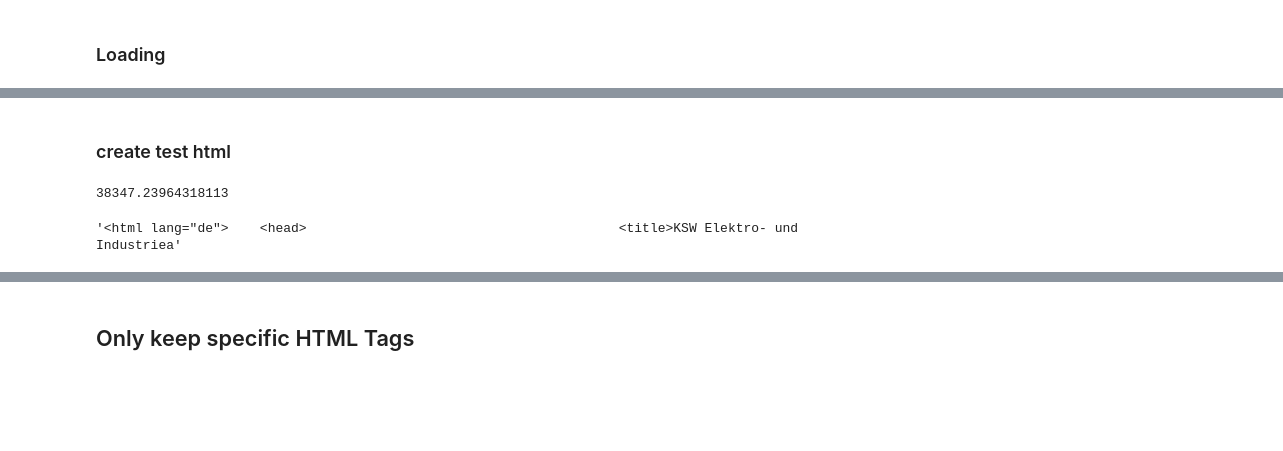
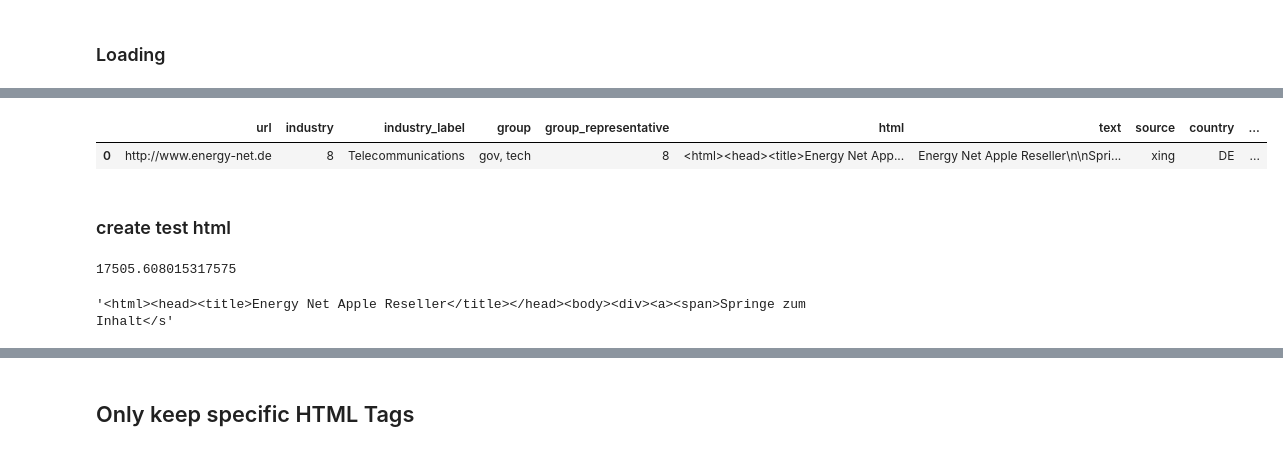
Before and after one commit to realjanpaulus/industryhtml, a Jupyter notebook: notebooks/test.ipynb, the cells around one changed output, grey strips where cells are left out. Drawn from its saved outputs; the diff is of its cells as text; code cells hidden in the pictures; blank space fills up the shorter version.

```diff
--- a/notebooks/test.ipynb
+++ b/notebooks/test.ipynb
@@ -14,7 +16,7 @@ from app.utils import clean_html_boilerplate
 ### Loading
 # %%
 DATA_DIR_PATH = "../data/"
-LANG = "_DE"
+LANG = ""
 
 TRAIN_PATH_CSV = DATA_DIR_PATH + "train" + LANG + ".csv"
 TEST_PATH_CSV = DATA_DIR_PATH + "test" + LANG + ".csv"
@@ -29,3 +31,8 @@ Wall time: 4.61 s
+# %%
+train.head(1)
+# %% [output]
+|  | url | industry | industry_label | group | group_representative | html | text | source | country | ... |
+| 0 | http://www.energy-net.de | 8 | Telecommunications | gov, tech | 8 | <html><head><title>Energy Net App... | Energy Net Apple Reseller\n\nSpri... | xing | DE | ... |
 # %%
 train2 = train.head(10)
 # %% [markdown]
@@ -41,8 +48,8 @@ with open("../app/old/test.html", "w+") as f:
 html_length = train.apply(lambda row: len(row["html"]), axis=1)
 print(np.mean(html_length))
 # %% [output]
-38347.23964318113
+17505.608015317575
 # %%
 old_html[:100]
 # %% [output]
-'<html lang="de">    <head>                                        <title>KSW Elektro- und Industriea'
+'<html><head><title>Energy Net Apple Reseller</title></head><body><div><a><span>Springe zum Inhalt</s'
```
Also changed, not shown: parts of 17 cells of this notebook, 7 other files.
